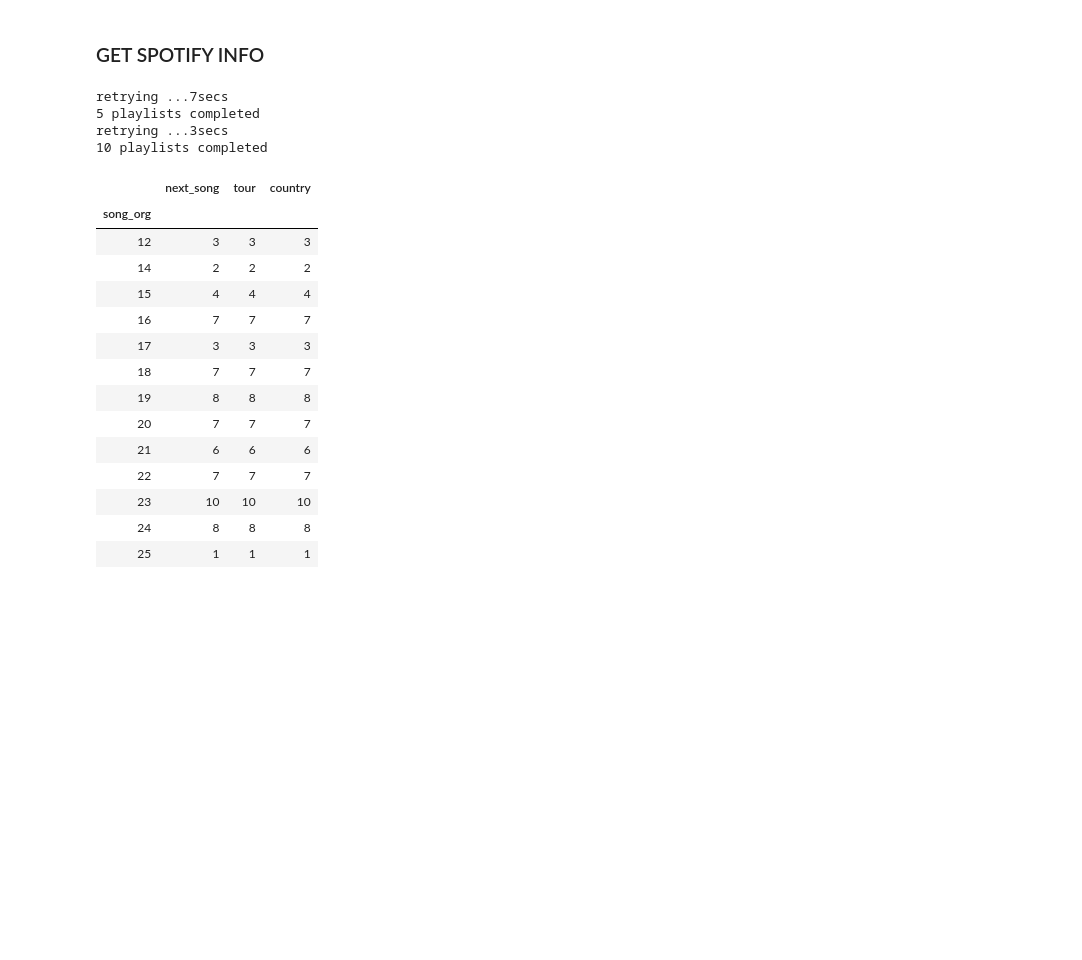
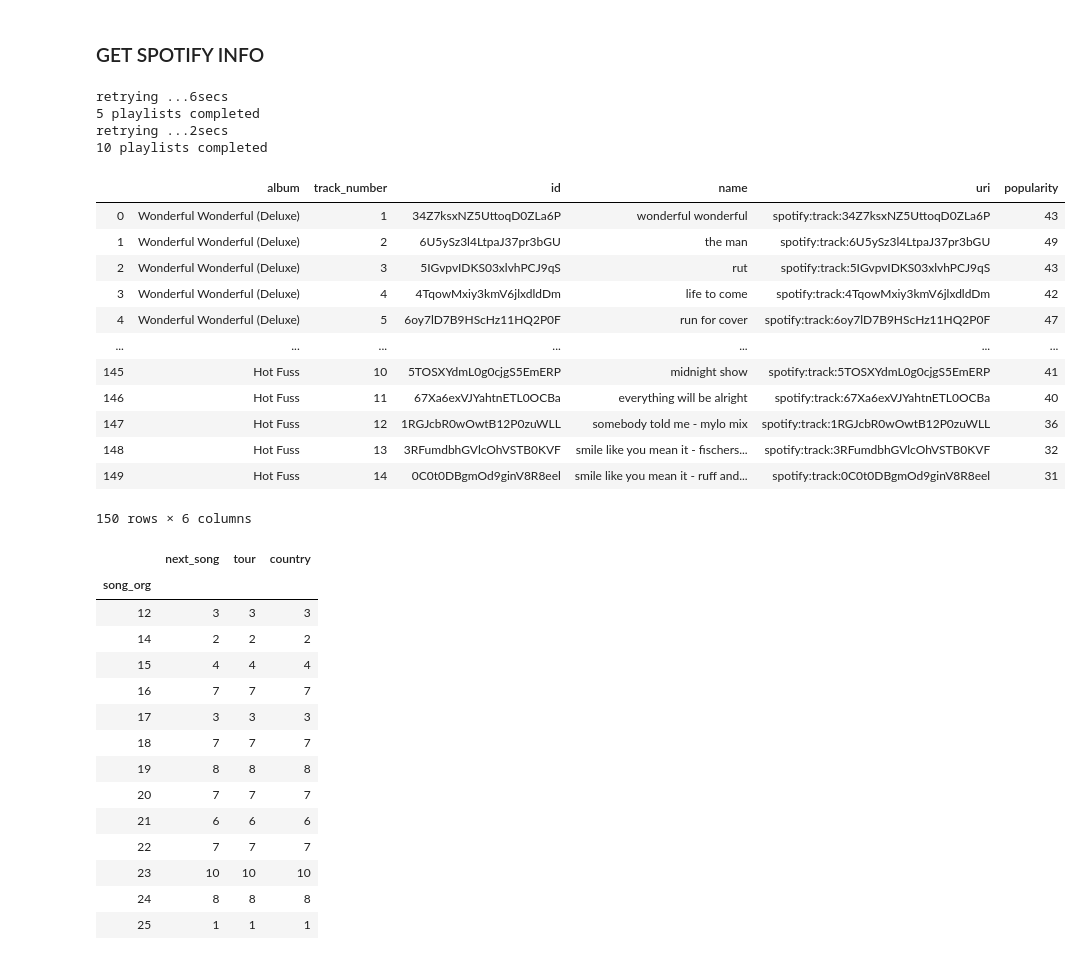
Before and after one commit to pauarge/concert-genie, a Jupyter notebook: notebooks/data_prep.ipynb, the cells around one changed output. Saved outputs shown, nothing was run; the diff lists cells and outputs as text; code cells hidden in the pictures; blank space fills up the shorter version.

Commit message:
popularity score

```diff
--- a/notebooks/data_prep.ipynb
+++ b/notebooks/data_prep.ipynb
@@ -96,14 +96,14 @@ def get_artist_info(NAME):
 # %%
 def audio_features(album):
     #Add new key-values to store audio features
-    spotify_albums[album]['popularity'] = []
+    album['popularity'] = []
     #create a track counter
     track_count = 0
-    for track in spotify_albums[album]['uri']:
+    for track in album['uri']:
         #pull audio features per track
         features = sp.audio_features(track)
         pop = sp.track(track)
-        spotify_albums[album]['popularity'].append(pop['popularity'])
+        album['popularity'].append(pop['popularity'])
         track_count+=1
 # %%
 def info_pd(spotify_albums):
@@ -114,7 +114,7 @@ def info_pd(spotify_albums):
 
 
     for i in spotify_albums:
-        audio_features(i)
+        audio_features(spotify_albums[i])
         request_count+=1
         if request_count % 5 == 0:
             print(str(request_count) + " playlists completed")
@@ -130,7 +130,9 @@ def info_pd(spotify_albums):
         for feature in dic_df.keys():
             dic_df[feature].extend(spotify_albums[album][feature])
 
-    return pd.DataFrame.from_dict(dic_df)
+    artist_df = pd.DataFrame.from_dict(dic_df)
+    artist_df['name'] = artist_df['name'].apply(lambda x: x.lower())
+    return artist_df
 # %% [markdown]
 ## CONCERT INFO FUNCTIONS
 # %%
@@ -216,10 +218,26 @@ info_complete[info_complete.song_org == 'begin'].groupby('next_song').count()
 spotify_albums = get_artist_info(ARTIST)
 pd_artist = info_pd(spotify_albums)
 # %% [output]
-retrying ...7secs
+retrying ...6secs
 5 playlists completed
-retrying ...3secs
+retrying ...2secs
 10 playlists completed
+# %%
+pd_artist
+# %% [output]
+|  | album | track_number | id | name | uri | popularity |
+| 0 | Wonderful Wonderful (Deluxe) | 1 | 34Z7ksxNZ5UttoqD0ZLa6P | wonderful wonderful | spotify:track:34Z7ksxNZ5UttoqD0ZLa6P | 43 |
+| 1 | Wonderful Wonderful (Deluxe) | 2 | 6U5ySz3l4LtpaJ37pr3bGU | the man | spotify:track:6U5ySz3l4LtpaJ37pr3bGU | 49 |
+| 2 | Wonderful Wonderful (Deluxe) | 3 | 5IGvpvIDKS03xlvhPCJ9qS | rut | spotify:track:5IGvpvIDKS03xlvhPCJ9qS | 43 |
+| 3 | Wonderful Wonderful (Deluxe) | 4 | 4TqowMxiy3kmV6jlxdldDm | life to come | spotify:track:4TqowMxiy3kmV6jlxdldDm | 42 |
+| 4 | Wonderful Wonderful (Deluxe) | 5 | 6oy7lD7B9HScHz11HQ2P0F | run for cover | spotify:track:6oy7lD7B9HScHz11HQ2P0F | 47 |
+| ... | ... | ... | ... | ... | ... | ... |
+| 145 | Hot Fuss | 10 | 5TOSXYdmL0g0cjgS5EmERP | midnight show | spotify:track:5TOSXYdmL0g0cjgS5EmERP | 41 |
+| 146 | Hot Fuss | 11 | 67Xa6exVJYahtnETL0OCBa | everything will be alright | spotify:track:67Xa6exVJYahtnETL0OCBa | 40 |
+| 147 | Hot Fuss | 12 | 1RGJcbR0wOwtB12P0zuWLL | somebody told me - mylo mix | spotify:track:1RGJcbR0wOwtB12P0zuWLL | 36 |
+| 148 | Hot Fuss | 13 | 3RFumdbhGVlcOhVSTB0KVF | smile like you mean it - fischers... | spotify:track:3RFumdbhGVlcOhVSTB0KVF | 32 |
+| 149 | Hot Fuss | 14 | 0C0t0DBgmOd9ginV8R8eel | smile like you mean it - ruff and... | spotify:track:0C0t0DBgmOd9ginV8R8eel | 31 |
+150 rows × 6 columns
 # %%
 length_concert = info_complete.groupby('date').count().median()['song_org']
 # %%
```
Also changed, not shown: parts of 6 cells of this notebook, 3 other files.
